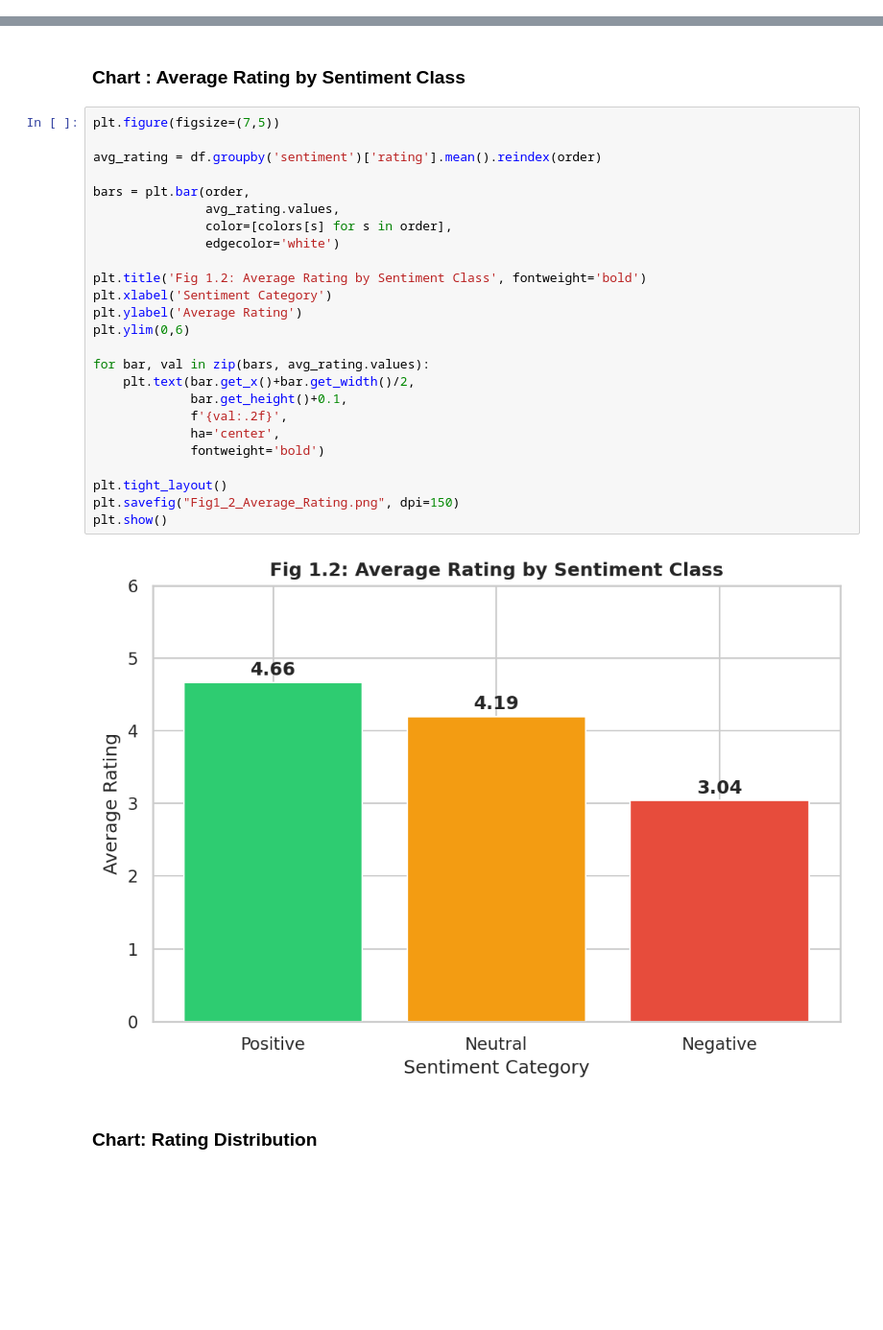
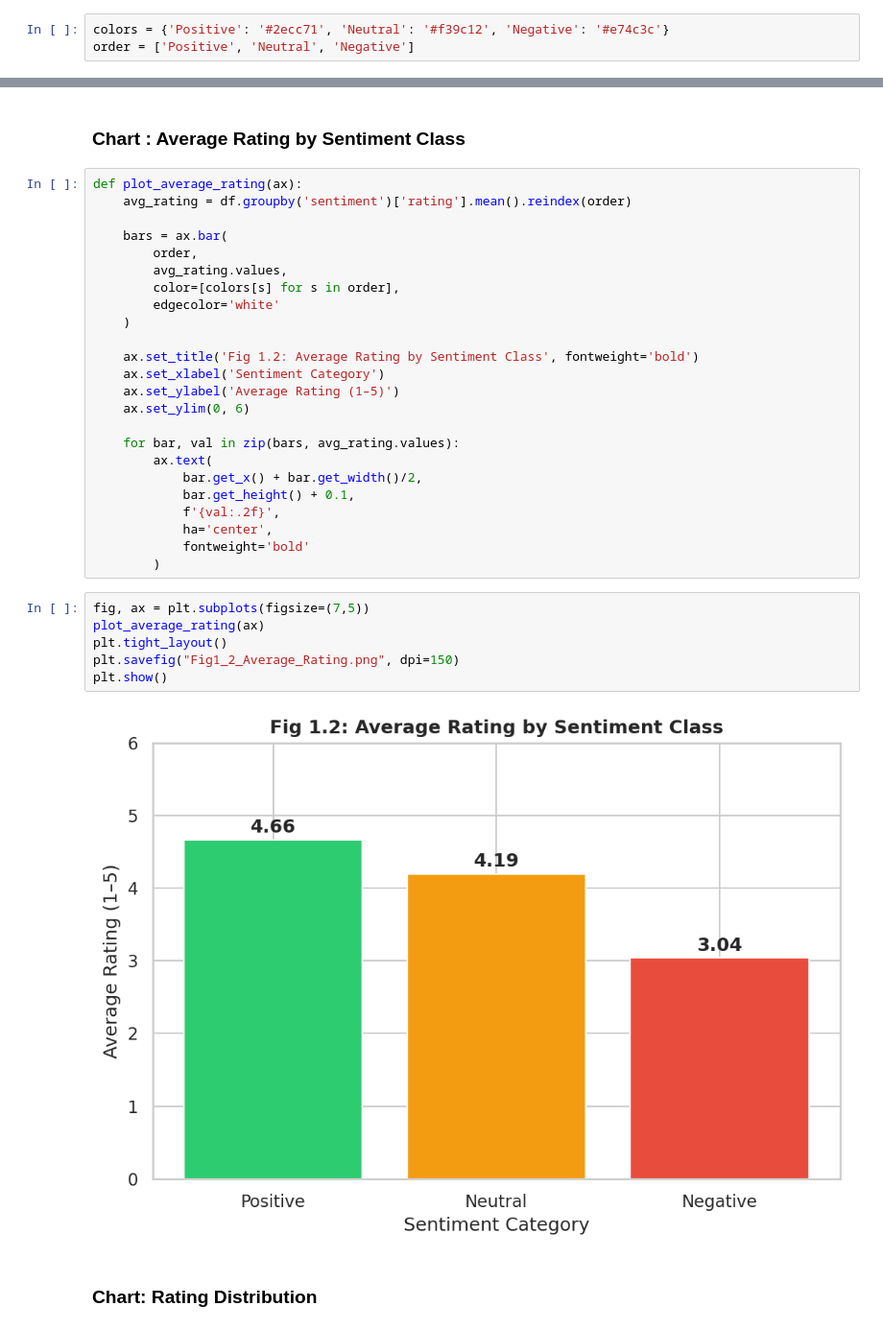
Before and after one commit to m-aryan/Social_Media_Sentiment_Polarity_on_Consumer_Purchase_Intention, a Jupyter notebook: Social_Media_Sentiment_Polarity_on_Consumer_Purchase_Intention.ipynb, the cells around one changed output, grey strips where cells are left out. Shown at 96% size. Saved outputs shown, nothing was run; the diff lists cells and outputs as text; blank space fills up the shorter version.

```diff
--- a/Social_Media_Sentiment_Polarity_on_Consumer_Purchase_Intention.ipynb
+++ b/Social_Media_Sentiment_Polarity_on_Consumer_Purchase_Intention.ipynb
@@ -317,6 +329,9 @@ max             0.999      5.000
 ---
 # %% [markdown]
 # **EDA - Charts**
+# %%
+colors = {'Positive': '#2ecc71', 'Neutral': '#f39c12', 'Negative': '#e74c3c'}
+order = ['Positive', 'Neutral', 'Negative']
 # %% [markdown]
 ### **Chart: Sentiment Distribution**
 # %%
@@ -346,32 +370,37 @@ plt.show()
 # %% [markdown]
 ### **Chart : Average Rating by Sentiment Class**
 # %%
-plt.figure(figsize=(7,5))
+def plot_average_rating(ax):
+    avg_rating = df.groupby('sentiment')['rating'].mean().reindex(order)
 
-avg_rating = df.groupby('sentiment')['rating'].mean().reindex(order)
+    bars = ax.bar(
+        order,
+        avg_rating.values,
+        color=[colors[s] for s in order],
+        edgecolor='white'
+    )
 
-bars = plt.bar(order,
-               avg_rating.values,
-               color=[colors[s] for s in order],
-               edgecolor='white')
+    ax.set_title('Fig 1.2: Average Rating by Sentiment Class', fontweight='bold')
+    ax.set_xlabel('Sentiment Category')
+    ax.set_ylabel('Average Rating (1–5)')
+    ax.set_ylim(0, 6)
 
-plt.title('Fig 1.2: Average Rating by Sentiment Class', fontweight='bold')
-plt.xlabel('Sentiment Category')
-plt.ylabel('Average Rating')
-plt.ylim(0,6)
-
-for bar, val in zip(bars, avg_rating.values):
-    plt.text(bar.get_x()+bar.get_width()/2,
-             bar.get_height()+0.1,
-             f'{val:.2f}',
-             ha='center',
-             fontweight='bold')
-
-plt.tight_layout()
-plt.savefig("Fig1_2_Average_Rating.png", dpi=150)
-plt.show()
+    for bar, val in zip(bars, avg_rating.values):
+        ax.text(
+            bar.get_x() + bar.get_width()/2,
+            bar.get_height() + 0.1,
+            f'{val:.2f}',
+            ha='center',
+            fontweight='bold'
+        )
-# %% [output]
-[figure, removed]
+# %%
+fig, ax = plt.subplots(figsize=(7,5))
+plot_average_rating(ax)
+plt.tight_layout()
+plt.savefig("Fig1_2_Average_Rating.png", dpi=150)
+plt.show()
+# %% [output]
+[figure, added]
 # %% [markdown]
 ### **Chart: Rating Distribution**
 # %%
```
Also changed, not shown: parts of 12 cells of this notebook.
